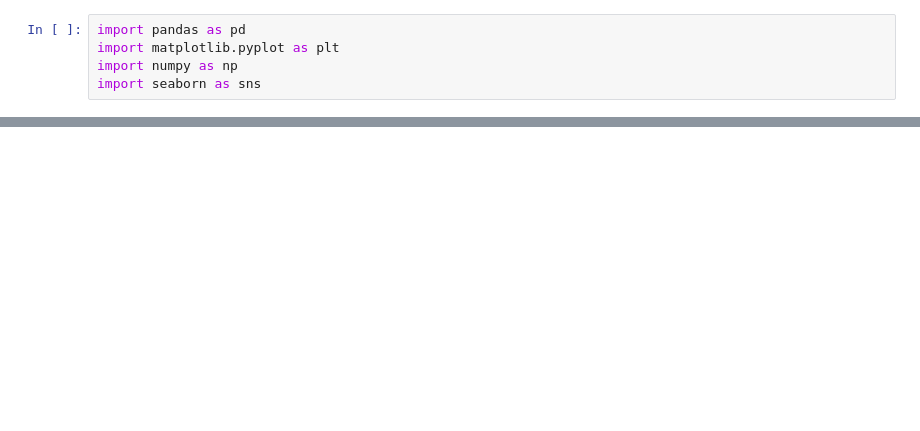
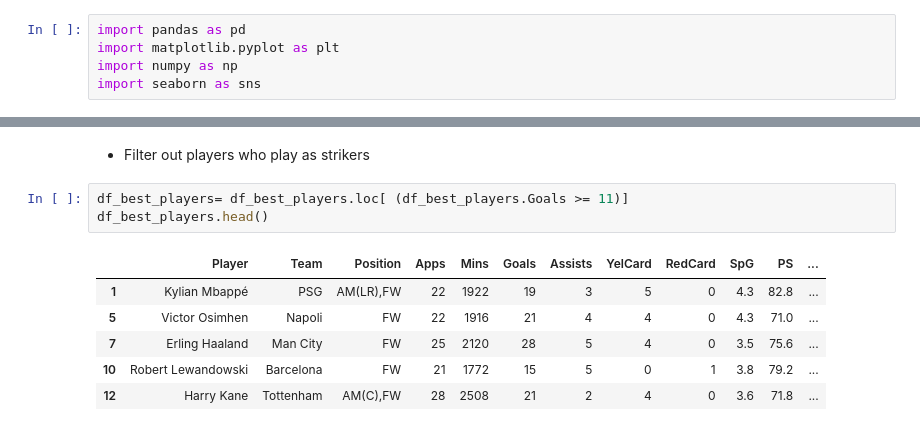
Before and after one commit to baobao1911/Web-Scraping-and-Analysts, a Jupyter notebook: Analyst.ipynb, the cells around one changed output, grey strips where cells are left out. Cells and saved outputs as stored; diff of their text form; blank space fills up the shorter version.

```diff
--- a/Analyst.ipynb
+++ b/Analyst.ipynb
@@ -803,0 +119,12 @@ plt.show()
+# %% [markdown]
+- Filter out players who play as strikers
+# %%
+df_best_players= df_best_players.loc[ (df_best_players.Goals >= 11)]
+df_best_players.head()
+# %% [output]
+|  | Player | Team | Position | Apps | Mins | Goals | Assists | YelCard | RedCard | SpG | PS | ... |
+| 1 | Kylian Mbappé | PSG | AM(LR),FW | 22 | 1922 | 19 | 3 | 5 | 0 | 4.3 | 82.8 | ... |
+| 5 | Victor Osimhen | Napoli | FW | 22 | 1916 | 21 | 4 | 4 | 0 | 4.3 | 71.0 | ... |
+| 7 | Erling Haaland | Man City | FW | 25 | 2120 | 28 | 5 | 4 | 0 | 3.5 | 75.6 | ... |
+| 10 | Robert Lewandowski | Barcelona | FW | 21 | 1772 | 15 | 5 | 0 | 1 | 3.8 | 79.2 | ... |
+| 12 | Harry Kane | Tottenham | AM(C),FW | 28 | 2508 | 21 | 2 | 4 | 0 | 3.6 | 71.8 | ... |
```
Also changed, not shown: parts of 130 cells of this notebook, 5 other files.
